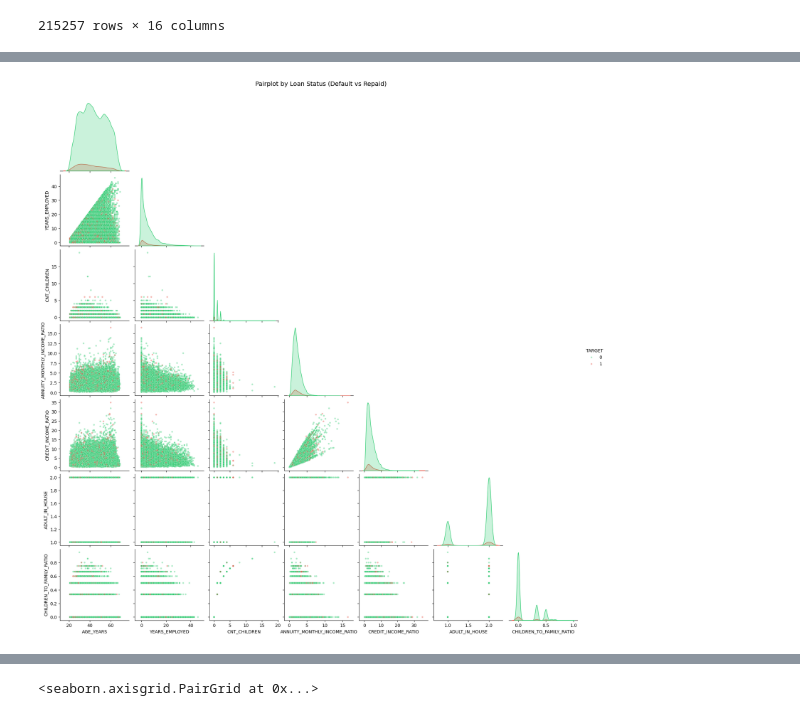
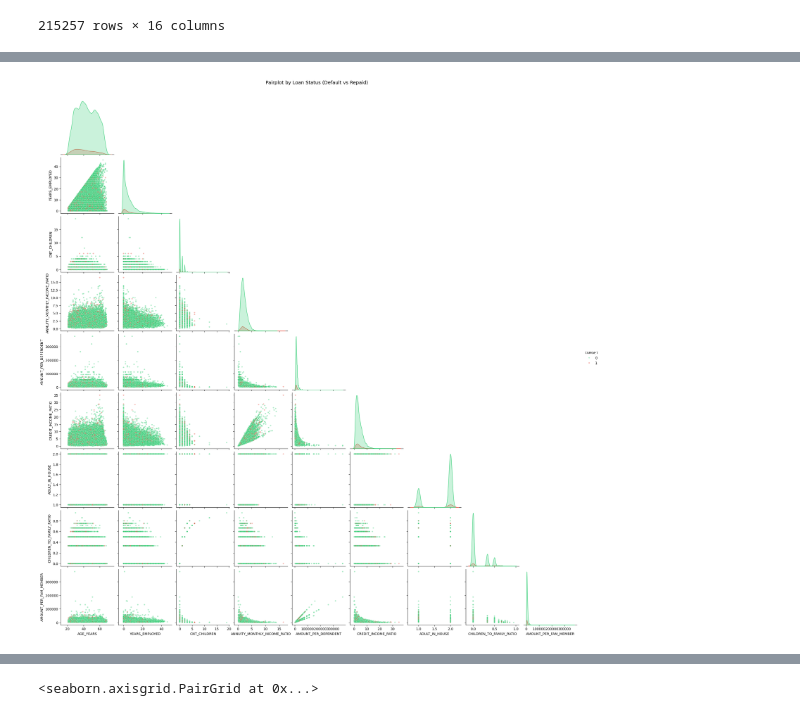
Before and after one commit to DvectorPrime/lendiq, a Jupyter notebook: ml-service/notebooks/FEATURE ENGINEERING.ipynb, the cells around one changed output, grey strips where cells are left out. Drawn from its saved outputs; the diff is of its cells as text; code cells hidden in the pictures.

```diff
--- a/ml-service/notebooks/FEATURE ENGINEERING.ipynb
+++ b/ml-service/notebooks/FEATURE ENGINEERING.ipynb
@@ -172,6 +172,8 @@ df_final
 215257 rows × 16 columns
 # %%
 df_final["ANNUITY_MONTHLY_INCOME_RATIO"] = df_final["AMT_ANNUITY"] / (df_final["AMT_INCOME_TOTAL"]/12)
+df_final["AMOUNT_PER_FAM_MEMBER"] = df_final["AMT_INCOME_TOTAL"] / (df_final["CNT_FAM_MEMBERS"].replace(0, 1) * 12)
+df_final["AMOUNT_PER_DEPENDENT"] = df_final["AMT_INCOME_TOTAL"] / (df_final["CNT_CHILDREN"].replace(0, 1) * 12)
 df_final = df_final.drop(columns = ["AMT_INCOME_TOTAL", "AMT_ANNUITY"])
 df_final
 # %% [output]
@@ -203,26 +207,27 @@ df_final["CHILDREN_TO_FAMILY_RATIO"] = df_final["CNT_CHILDREN"] / df_final["CNT_
 df_final = df_final.drop(columns = ["CNT_FAM_MEMBERS"])
 # %%
 numerical_cols = [
-    'AGE_YEARS', 'YEARS_EMPLOYED', 'CNT_CHILDREN', 'ANNUITY_MONTHLY_INCOME_RATIO',
-    'CREDIT_INCOME_RATIO', "ADULT_IN_HOUSE", "CHILDREN_TO_FAMILY_RATIO"
+    'AGE_YEARS', 'YEARS_EMPLOYED', 'CNT_CHILDREN', 'ANNUITY_MONTHLY_INCOME_RATIO', "AMOUNT_PER_DEPENDENT",
+    'CREDIT_INCOME_RATIO', "ADULT_IN_HOUSE", "CHILDREN_TO_FAMILY_RATIO", "AMOUNT_PER_FAM_MEMBER",
 ]
+
 # 1. Add your TARGET column to the list of numerical columns you want to plot
 cols_for_pairplot = numerical_cols + ['TARGET']
 
 # 2. Take your 5,000 row sample (CRITICAL: now including the TARGET column)
 df_sample = df_final[cols_for_pairplot].sample(n=50000, random_state=40)
 
 # 3. Draw the Pairplot with Color-Coding
 sns.pairplot(
     df_sample,
     hue='TARGET',                     # <--- THIS IS THE MAGIC PARAMETER
     diag_kind='kde',
     corner=True,
     palette={0: '#2ecc71', 1: '#e74c3c'},  # Green = Repaid (0), Red = Defaulted (1)
     plot_kws={'alpha': 0.4, 's': 15}       # alpha makes dots transparent, 's' makes them smaller
 )
 
 plt.suptitle("Pairplot by Loan Status (Default vs Repaid)", y=1.02, fontsize=14)
 plt.show()
 # %% [output]
-[figure, old version]
+[figure, new version]
```
Also changed, not shown: parts of 7 cells of this notebook, 12 other files.
